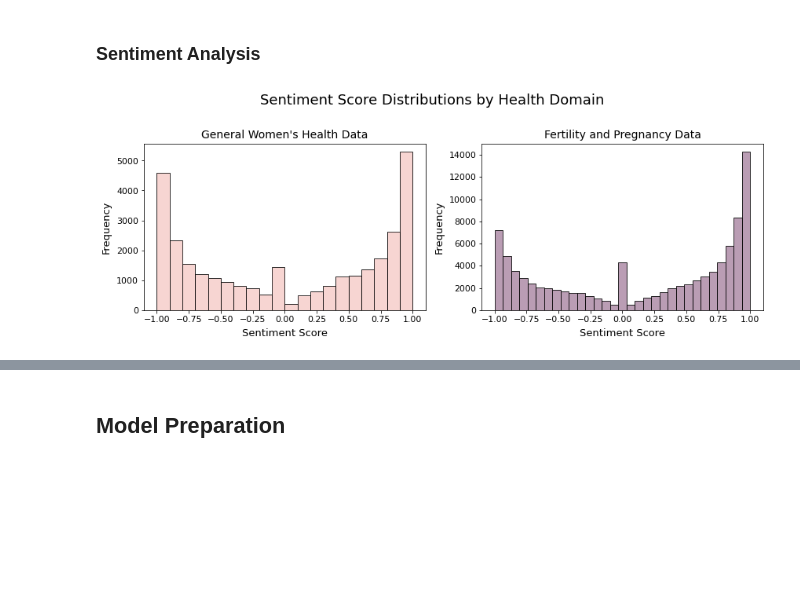
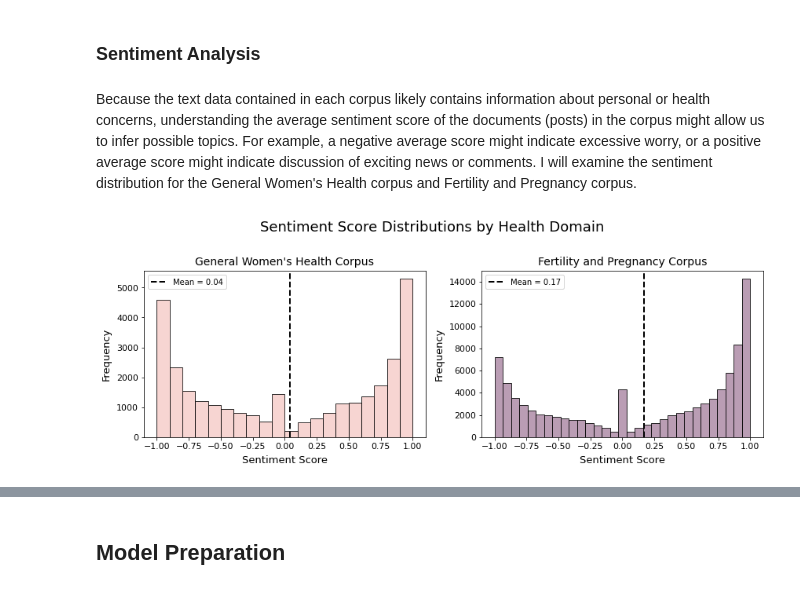
Before and after one commit to jlu90/Identifying-Womens-Health-Concerns, a Jupyter notebook: code/Project_Notebook.ipynb, the cells around one changed output, grey strips where cells are left out. Cells and saved outputs as stored; diff of their text form; code cells hidden in the pictures; blank space fills up the shorter version.

```diff
--- a/code/Project_Notebook.ipynb
+++ b/code/Project_Notebook.ipynb
@@ -902,27 +902,31 @@ plot_top_words(lemmas_obsgyn_trigrams_counts,
 The most frequent lemma trigrams in the Fertility and Pregnancy corpus provide important clues into possible topics. The terms "positive pregnancy test" and "test come negative" suggest that determination of pregnancy could be an important topic. The term "high blood pressure" suggests that some posts could be about pregnancy complications like gestional hypertension or preeclampsia. The term "round ligament pain" suggests that a possibel topic could be related to common pregnancy-related pains, and the term "lose mucus plug" could indicate that an important topic will be related to onset of labor.
 # %% [markdown]
 ### Sentiment Analysis
+# %% [markdown]
+Because the text data contained in each corpus likely contains information about personal or health concerns, understanding the average sentiment score of the documents (posts) in the corpus might allow us to infer possible topics. For example, a negative average score might indicate excessive worry, or a positive average score might indicate discussion of exciting news or comments. I will examine the sentiment distribution for the General Women's Health corpus and Fertility and Pregnancy corpus.
 # %%
 fig, axes = plt.subplots(1, 2, figsize = (12, 4))
 
 ax1 = axes[0]
 ax2 = axes[1]
 
 subplot_histogram(health['sentiment_score'],
                   axis = ax1,
-                  title = 'General Women\'s Health Data',
+                  mean = 0.04,
+                  title = 'General Women\'s Health Corpus',
                   x_label = 'Sentiment Score',
                   y_label = 'Frequency',
                   color = blush )
 
 
 subplot_histogram(obsgyn['sentiment_score'],
                   axis = ax2,
-                  title = 'Fertility and Pregnancy Data',
+                  mean = 0.17,
+                  title = 'Fertility and Pregnancy Corpus',
                   x_label = 'Sentiment Score',
                   y_label = 'Frequency',
                   color = dark_purple)
 
 plt.suptitle('Sentiment Score Distributions by Health Domain', y = 1.12, size = 18);
 # %% [output]
-[figure, old version]
+[figure, new version]
```
Also changed, not shown: parts of 14 cells of this notebook.
